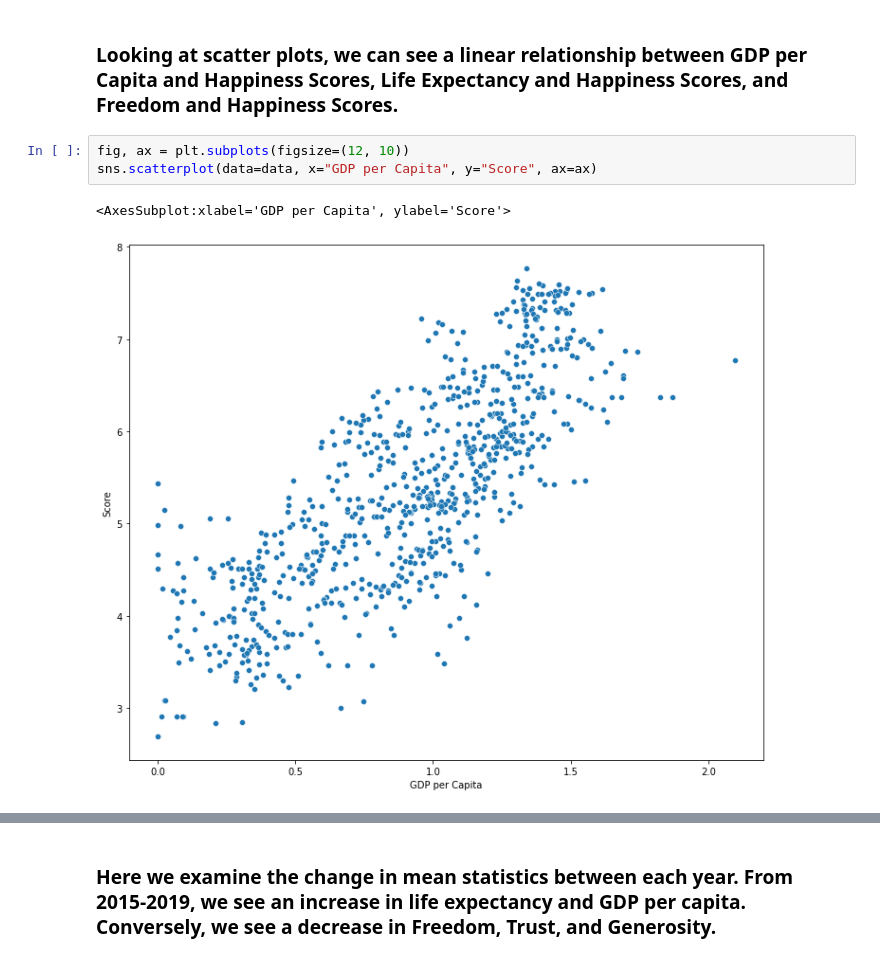
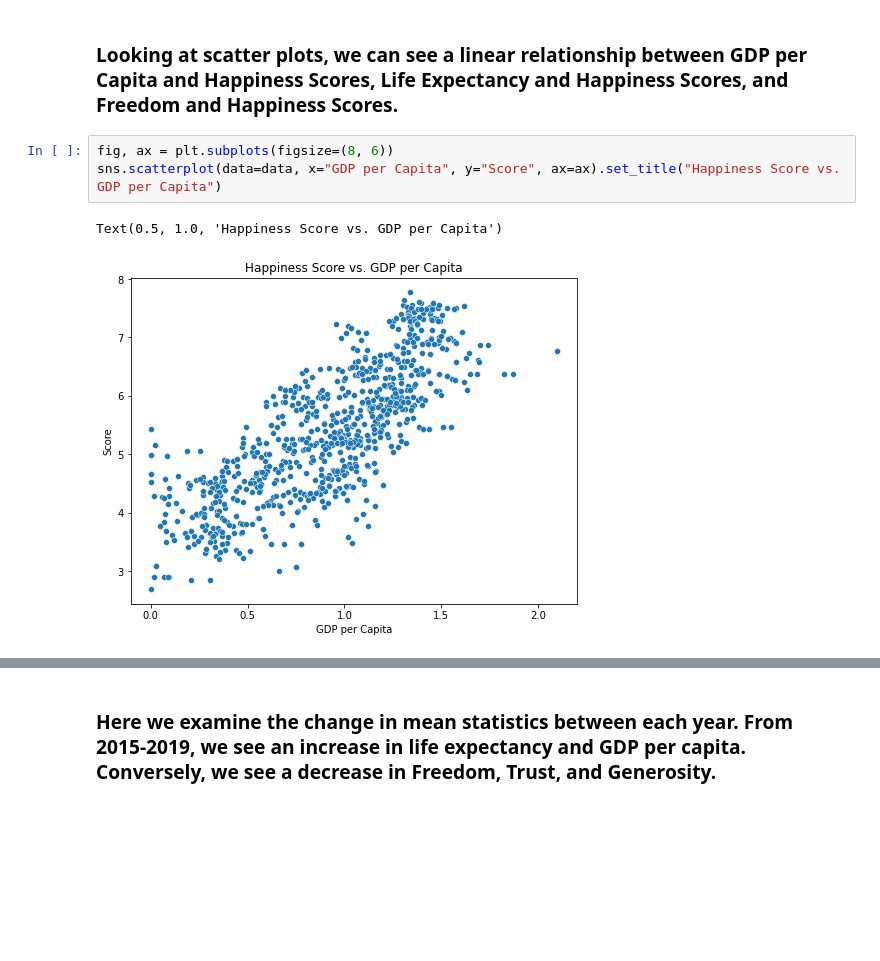
Before and after one commit to adit-anand/cse351-final-project, a Jupyter notebook: DataExploration.ipynb, the cells around one changed output, grey strips where cells are left out. Drawn from its saved outputs; the diff is of its cells as text; blank space fills up the shorter version.

Commit message:
add titlesand fix sizing of some visualizations

```diff
--- a/DataExploration.ipynb
+++ b/DataExploration.ipynb
@@ -219,9 +215,9 @@ Colombia                     6.125     6.477            0.352
 # %% [markdown]
 ### Looking at scatter plots, we can see a linear relationship between GDP per Capita and Happiness Scores, Life Expectancy and Happiness Scores, and Freedom and Happiness Scores.
 # %%
-fig, ax = plt.subplots(figsize=(12, 10))
-sns.scatterplot(data=data, x="GDP per Capita", y="Score", ax=ax)
+fig, ax = plt.subplots(figsize=(8, 6))
+sns.scatterplot(data=data, x="GDP per Capita", y="Score", ax=ax).set_title("Happiness Score vs. GDP per Capita")
 # %% [output]
-<AxesSubplot:xlabel='GDP per Capita', ylabel='Score'>
+Text(0.5, 1.0, 'Happiness Score vs. GDP per Capita')
-[figure, old version]
+[figure, new version]
 # %%
```
Also changed, not shown: parts of 7 cells of this notebook.
